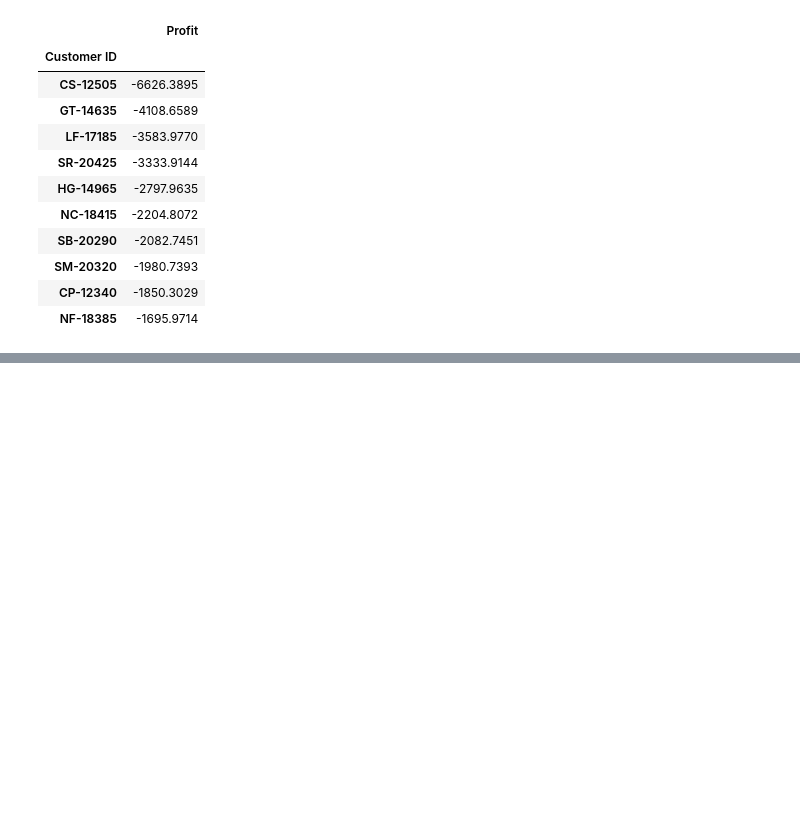
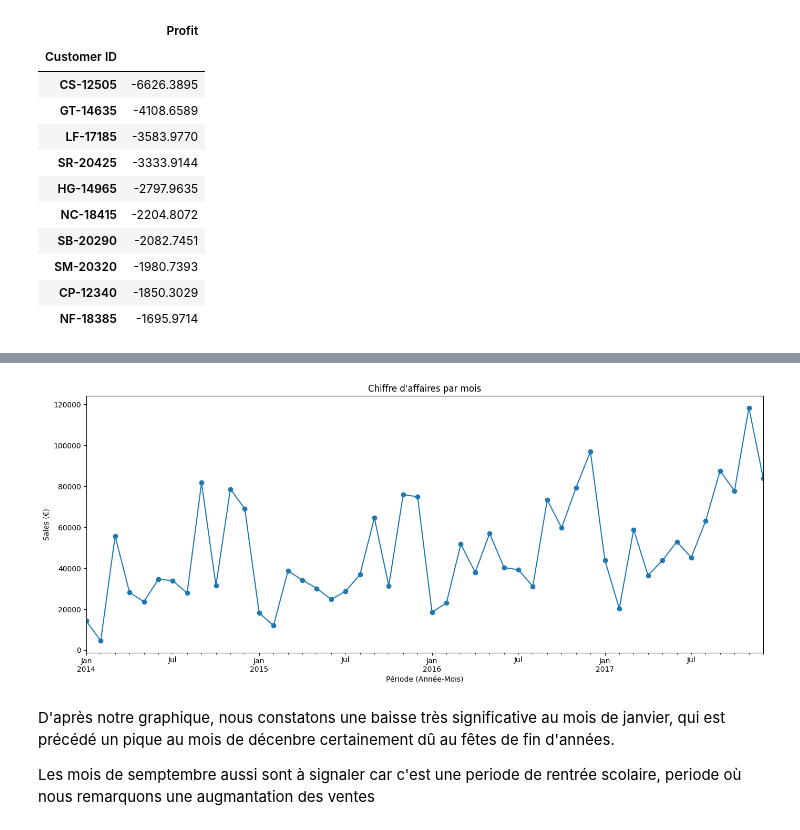
Before and after one commit to GitAlberto/LaravelProject, a Jupyter notebook: Projet3.ipynb, the cells around one changed output, grey strips where cells are left out. Cells and saved outputs as stored; diff of their text form; code cells hidden in the pictures; blank space fills up the shorter version.

```diff
--- a/Projet3.ipynb
+++ b/Projet3.ipynb
@@ -986,0 +1027,19 @@ df_copy.groupby('Customer ID').agg({'Profit': 'sum'}).sort_values(by='Profit', a
+# %%
+# Line chart de CHiffre d'affaire par mois et par ans
+monthly = ( df_copy
+  .groupby(df_copy['Order Date'].dt.to_period('M'))['Sales']
+  .sum()
+  .sort_index()
+)
+monthly.plot(marker='o', figsize=(14, 6))
+plt.title("Chiffre d'affaires par mois")
+plt.xlabel("Période (Année‑Mois)")
+plt.ylabel("Sales (€)")
+plt.tight_layout()
+plt.show()
+# %% [output]
+[figure, added]
+# %% [markdown]
+D'après notre graphique, nous constatons une baisse très significative au mois de janvier, qui est précédé un pique au mois de décenbre certainement dû au fêtes de fin d'années.
+
+Les mois de semptembre aussi sont à signaler car c'est une periode de rentrée scolaire, periode où nous remarquons une augmantation des ventes
```
Also changed, not shown: parts of 26 cells of this notebook.
